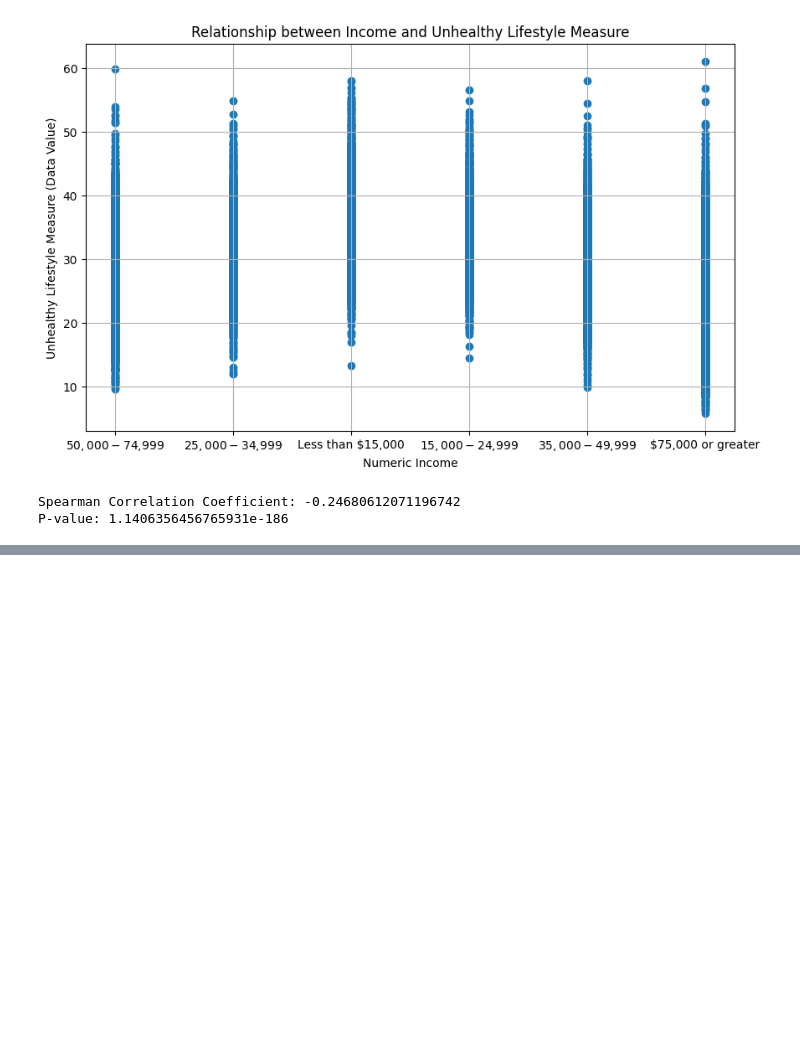
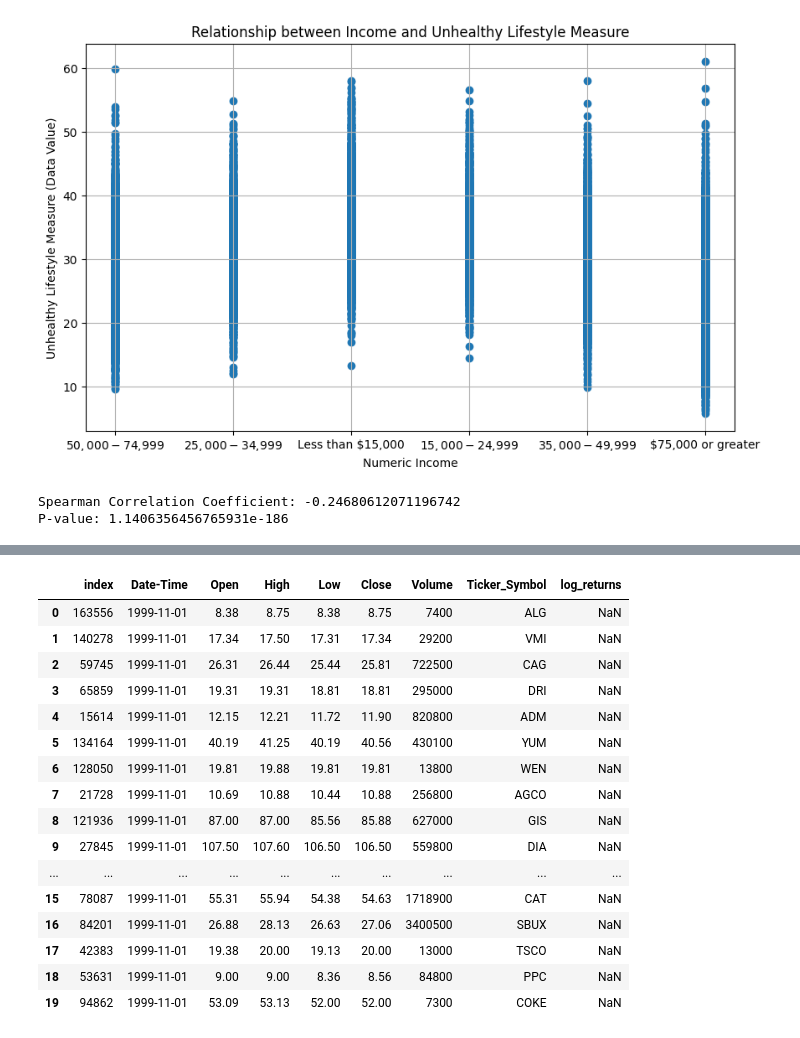
Before and after one commit to YuvBindal/Citadel-APAC-DATATHON-24, a Jupyter notebook: apac-datathon.ipynb, the cells around one changed output, grey strips where cells are left out. Drawn from its saved outputs; the diff is of its cells as text; code cells hidden in the pictures; blank space fills up the shorter version.

```diff
--- a/apac-datathon.ipynb
+++ b/apac-datathon.ipynb
@@ -342,3 +367,3 @@ commodities['Commodity'].unique()
 # %%
-stock_etf = pd.read_csv('/kaggle/input/asia-datathon-data/Datathon Data/all_stock_and_etfs.csv')
-stock_etf.head()
+stock_etf_df = pd.read_csv('/kaggle/input/asia-datathon-data/Datathon Data/all_stock_and_etfs.csv')
+stock_etf_df.head()
@@ -344,0 +395,5 @@ stock_etf.head()
+# %%
+stock_etf_df['Date-Time'] = pd.to_datetime(stock_etf_df['Date-Time'])
+stock_etf_df = stock_etf_df.sort_values(by='Date-Time')
+stock_etf_df = stock_etf_df.sort_values(by='Date-Time')
+stock_etf_df.head(20)
@@ -344,0 +418,3 @@ stock_etf.head()
+# %%
+stock_etf_df.reset_index(inplace=True)
+stock_etf_df.head()
@@ -344,0 +428,22 @@ stock_etf.head()
+# %%
+#calculate log returns: at 1-2 day period
+stock_etf_df['log_returns'] = stock_etf_df.groupby('Ticker_Symbol')['Close'].transform(lambda x: np.log(x / x.shift(1)))
+stock_etf_df.head(20)
+# %% [output]
+|  | index | Date-Time | Open | High | Low | Close | Volume | Ticker_Symbol | log_returns |
+| 0 | 163556 | 1999-11-01 | 8.38 | 8.75 | 8.38 | 8.75 | 7400 | ALG | NaN |
+| 1 | 140278 | 1999-11-01 | 17.34 | 17.50 | 17.31 | 17.34 | 29200 | VMI | NaN |
+| 2 | 59745 | 1999-11-01 | 26.31 | 26.44 | 25.44 | 25.81 | 722500 | CAG | NaN |
+| 3 | 65859 | 1999-11-01 | 19.31 | 19.31 | 18.81 | 18.81 | 295000 | DRI | NaN |
+| 4 | 15614 | 1999-11-01 | 12.15 | 12.21 | 11.72 | 11.90 | 820800 | ADM | NaN |
+| 5 | 134164 | 1999-11-01 | 40.19 | 41.25 | 40.19 | 40.56 | 430100 | YUM | NaN |
+| 6 | 128050 | 1999-11-01 | 19.81 | 19.88 | 19.81 | 19.81 | 13800 | WEN | NaN |
+| 7 | 21728 | 1999-11-01 | 10.69 | 10.88 | 10.44 | 10.88 | 256800 | AGCO | NaN |
+| 8 | 121936 | 1999-11-01 | 87.00 | 87.00 | 85.56 | 85.88 | 627000 | GIS | NaN |
+| 9 | 27845 | 1999-11-01 | 107.50 | 107.60 | 106.50 | 106.50 | 559800 | DIA | NaN |
+| ... | ... | ... | ... | ... | ... | ... | ... | ... | ... |
+| 15 | 78087 | 1999-11-01 | 55.31 | 55.94 | 54.38 | 54.63 | 1718900 | CAT | NaN |
+| 16 | 84201 | 1999-11-01 | 26.88 | 28.13 | 26.63 | 27.06 | 3400500 | SBUX | NaN |
+| 17 | 42383 | 1999-11-01 | 19.38 | 20.00 | 19.13 | 20.00 | 13000 | TSCO | NaN |
+| 18 | 53631 | 1999-11-01 | 9.00 | 9.00 | 8.36 | 8.56 | 84800 | PPC | NaN |
+| 19 | 94862 | 1999-11-01 | 53.09 | 53.13 | 52.00 | 52.00 | 7300 | COKE | NaN |
```
Also changed, not shown: parts of 49 cells of this notebook.
